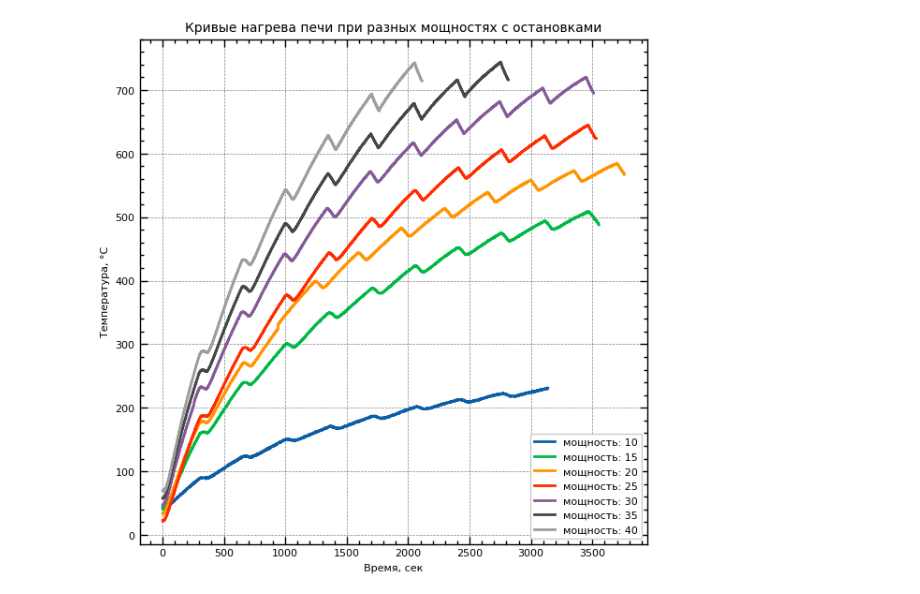
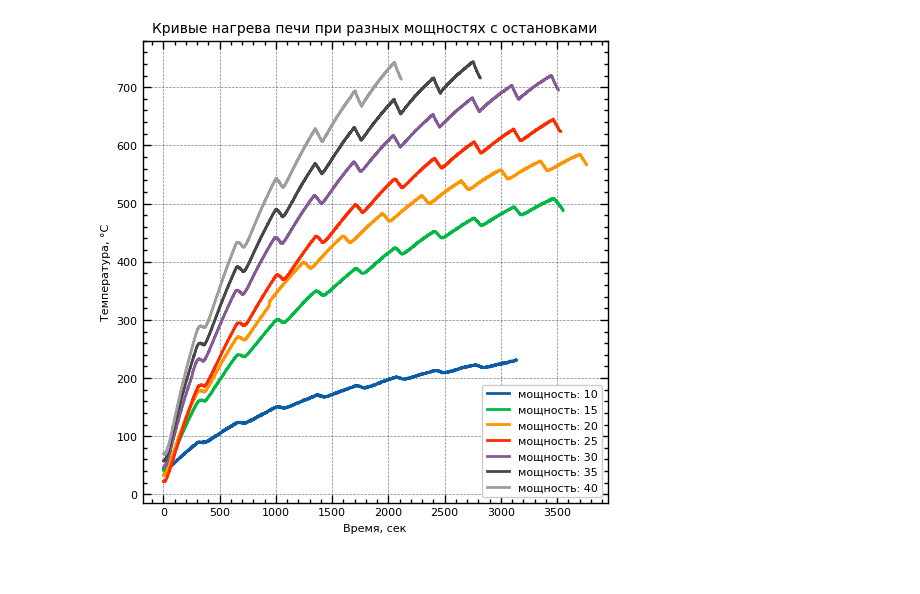
Before and after one commit to kdavjd/oven_heating, a Jupyter notebook: oven_heating.ipynb, the cells around one changed output. Cells and saved outputs as stored; diff of their text form; code cells hidden in the pictures; blank space fills up the shorter version.

Commit message:
figures added, article added

```diff
--- a/oven_heating.ipynb
+++ b/oven_heating.ipynb
@@ -26,33 +33,29 @@ power_40['power'] = 40
 # Объединяем данные
 melt_df = pd.concat([power_10, power_15, power_20, power_25, power_30, power_35, power_40], ignore_index=True)
 # %%
-BIG_SIZE = 12
-MEDIUM_SIZE = 10
-SMALL_SIZE = 8
-
 # Разделяем данные по столбцам
-df = melt_df.groupby(['seconds', 'power'])['temperature'].mean().unstack('power')
+pivot_df = melt_df.groupby(['seconds', 'power'])['temperature'].mean().unstack('power')
 
 # Создаём фигуру и настраиваем отступы для графиков
-fig, axes = plt.subplots(figsize=(7, 7))
+fig, axes = plt.subplots(figsize=(6, 6))
 
-axes.plot(df.index, df[10], label='мощность: 10')
-axes.plot(df.index, df[15], label='мощность: 15')
-axes.plot(df.index, df[20], label='мощность: 20')
-axes.plot(df.index, df[25], label='мощность: 25')
-axes.plot(df.index, df[30], label='мощность: 30')
-axes.plot(df.index, df[35], label='мощность: 35')
-axes.plot(df.index, df[40], label='мощность: 40')
+axes.plot(pivot_df.index, pivot_df[10], label='мощность: 10')
+axes.plot(pivot_df.index, pivot_df[15], label='мощность: 15')
+axes.plot(pivot_df.index, pivot_df[20], label='мощность: 20')
+axes.plot(pivot_df.index, pivot_df[25], label='мощность: 25')
+axes.plot(pivot_df.index, pivot_df[30], label='мощность: 30')
+axes.plot(pivot_df.index, pivot_df[35], label='мощность: 35')
+axes.plot(pivot_df.index, pivot_df[40], label='мощность: 40')
 
 # Добавляем подписи на оси
 axes.set_xlabel('Время, сек', fontsize=SMALL_SIZE)
 axes.set_ylabel('Температура, °С', fontsize=SMALL_SIZE)
 # Добавляем заголовок
 axes.set_title('Кривые нагрева печи при разных мощностях с остановками', fontsize=MEDIUM_SIZE)
 # Настраиваем размер легенды и подписей осей
-axes.legend(loc='lower right', fontsize=8)
+axes.legend(loc='lower right', fontsize=SMALL_SIZE)
 axes.tick_params(axis='both', which='both', labelsize=SMALL_SIZE)
 
 plt.show()
 # %% [output]
-[figure, old version]
+[figure, new version]
```
Also changed, not shown: parts of 14 cells of this notebook, 1 other file.
